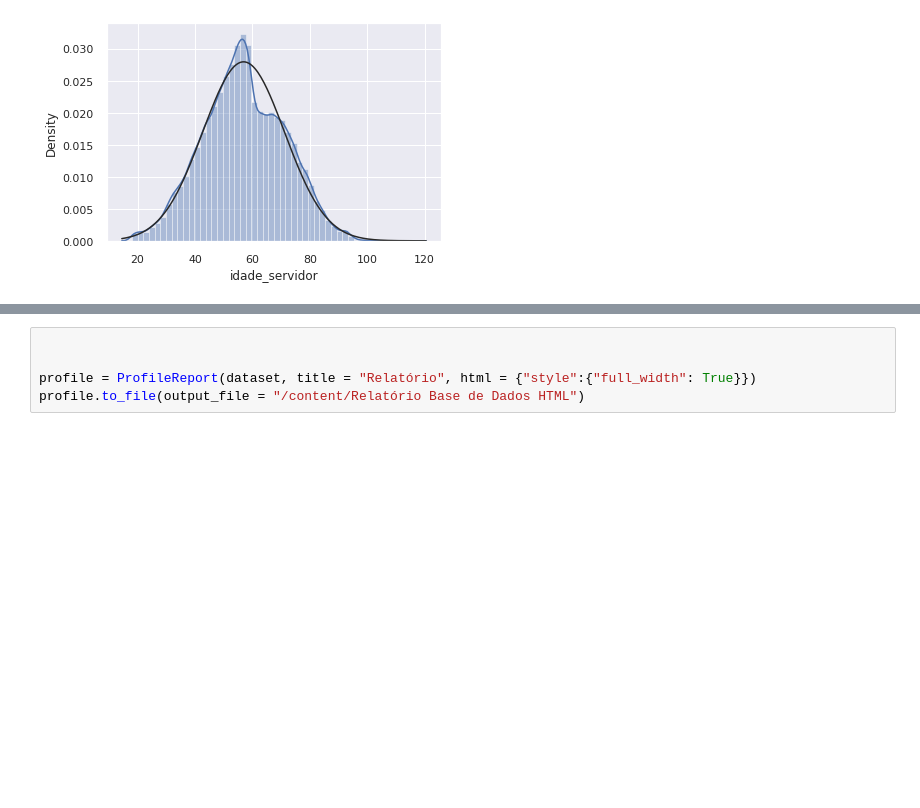
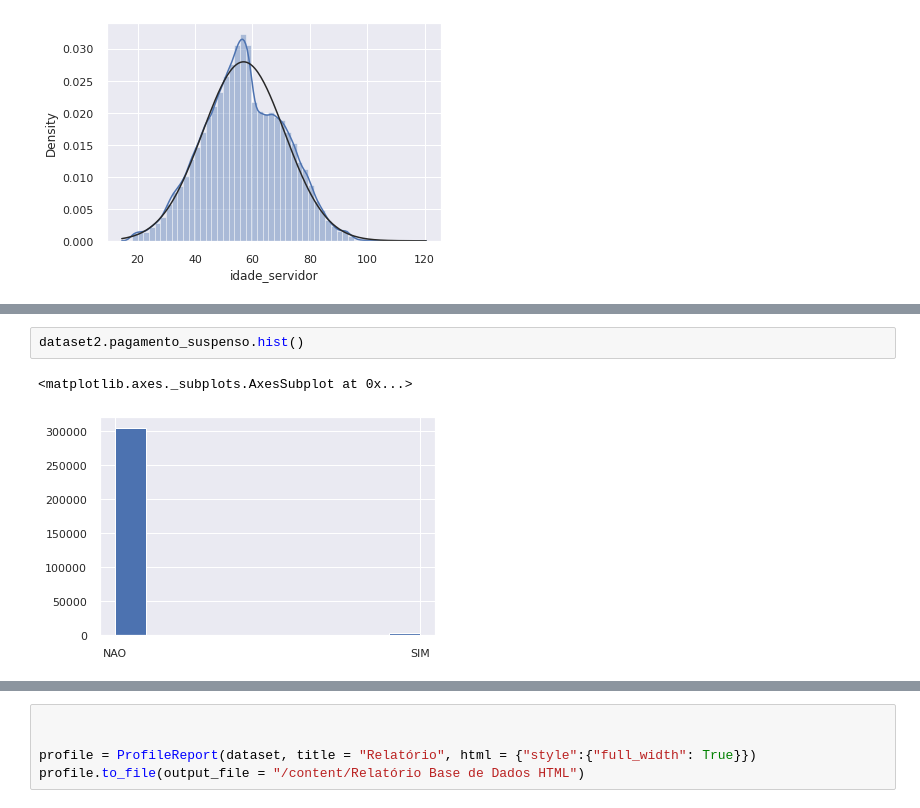
Before and after one commit to SarahSouzaPontes/banco_Dos_Dados_18.05.2022_Pensionistas_Desigualdades, a Jupyter notebook: Banco_Dos_Dados_18_05_2022_Pensionistas_Desigualdades.ipynb, the cells around one changed output, grey strips where cells are left out. Cells and saved outputs as stored; diff of their text form; blank space fills up the shorter version.

```diff
--- a/Banco_Dos_Dados_18_05_2022_Pensionistas_Desigualdades.ipynb
+++ b/Banco_Dos_Dados_18_05_2022_Pensionistas_Desigualdades.ipynb
@@ -410,0 +390,5 @@ ValueError: ignored
+# %%
+dataset2.pagamento_suspenso.hist()
+# %% [output]
+<matplotlib.axes._subplots.AxesSubplot at 0x...>
+[figure, added]
```
Also changed, not shown: parts of 12 cells of this notebook.
